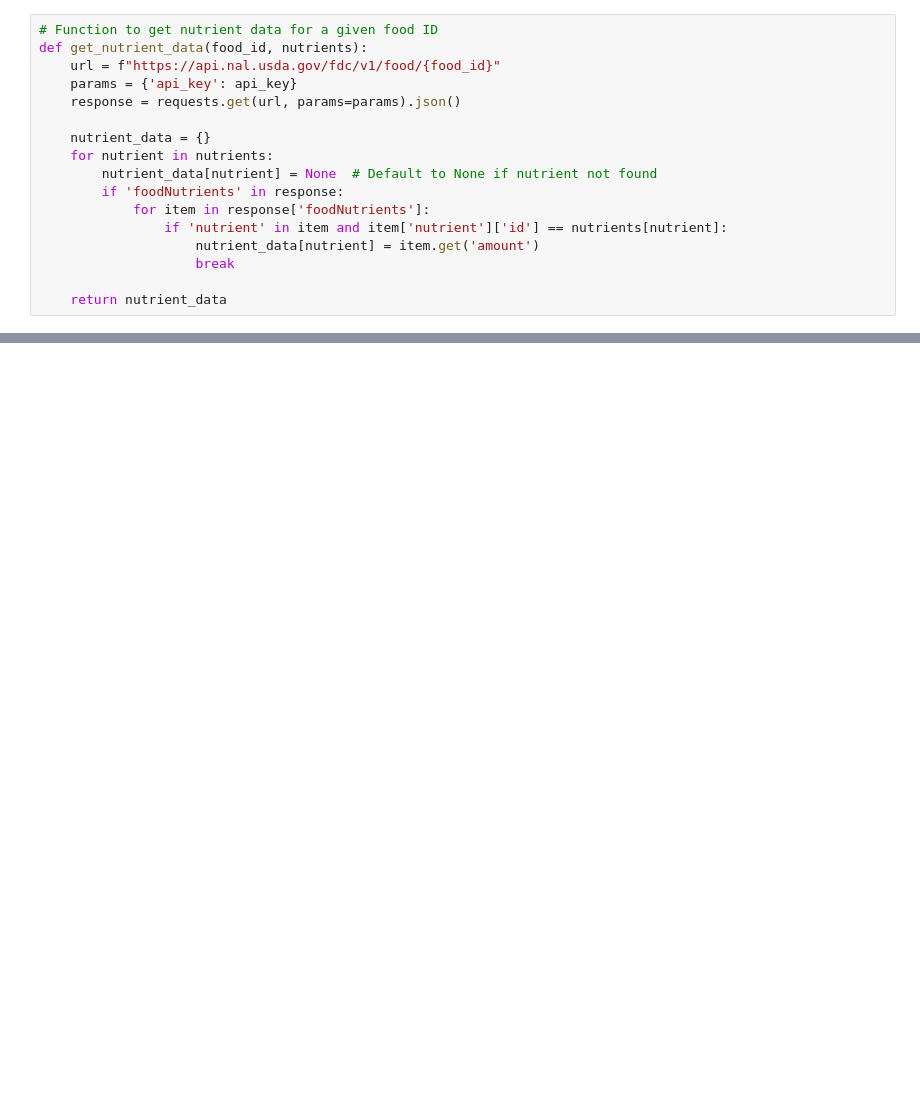
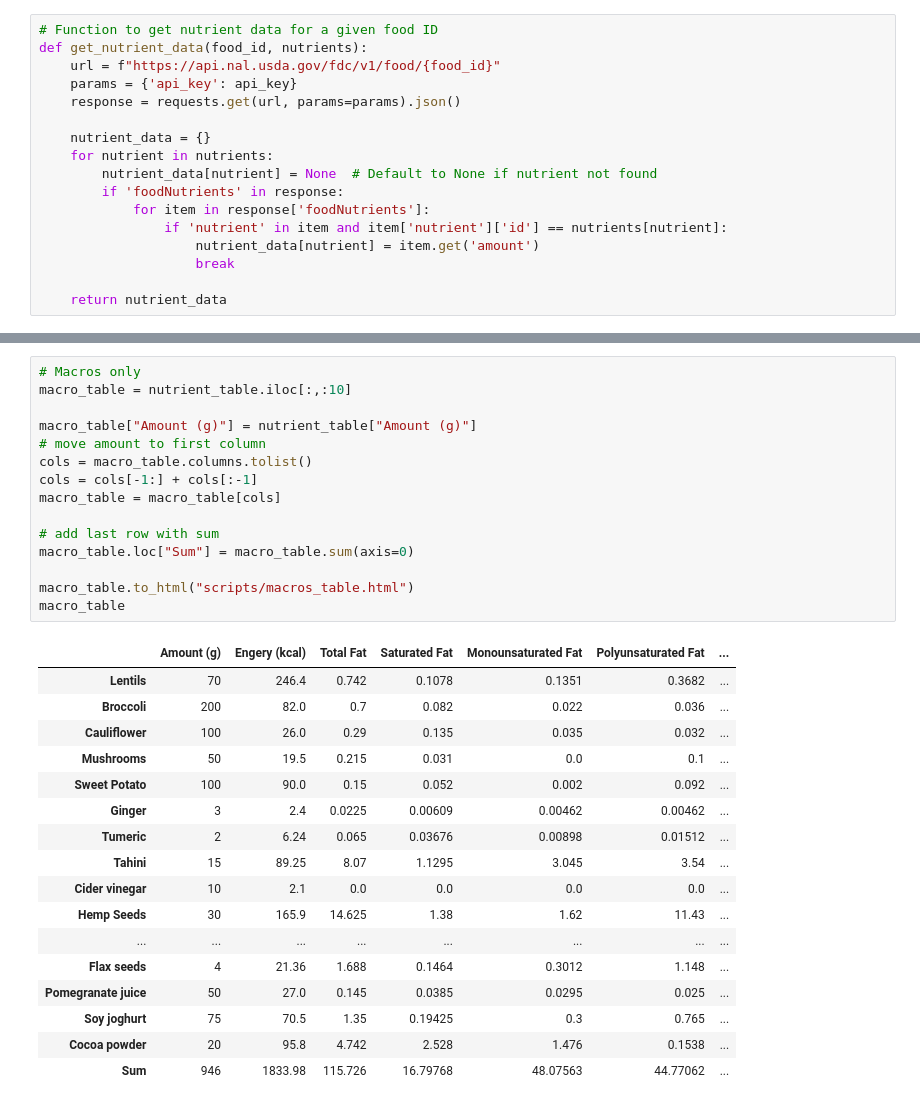
Before and after one commit to JonasMeirer/jonasmeirer.github.io, a Jupyter notebook: scripts/get_foodnutrition_table.ipynb, the cells around one changed output, grey strips where cells are left out. Drawn from its saved outputs; the diff is of its cells as text; blank space fills up the shorter version.

```diff
--- a/scripts/get_foodnutrition_table.ipynb
+++ b/scripts/get_foodnutrition_table.ipynb
@@ -172,0 +239,33 @@ dtype: object
+# %%
+# Macros only
+macro_table = nutrient_table.iloc[:,:10]
+
+macro_table["Amount (g)"] = nutrient_table["Amount (g)"]
+# move amount to first column
+cols = macro_table.columns.tolist()
+cols = cols[-1:] + cols[:-1]
+macro_table = macro_table[cols]
+
+# add last row with sum
+macro_table.loc["Sum"] = macro_table.sum(axis=0)
+
+macro_table.to_html("scripts/macros_table.html")
+macro_table
+# %% [output]
+|  | Amount (g) | Engery (kcal) | Total Fat | Saturated Fat | Monounsaturated Fat | Polyunsaturated Fat | ... |
+| Lentils | 70 | 246.4 | 0.742 | 0.1078 | 0.1351 | 0.3682 | ... |
+| Broccoli | 200 | 82.0 | 0.7 | 0.082 | 0.022 | 0.036 | ... |
+| Cauliflower | 100 | 26.0 | 0.29 | 0.135 | 0.035 | 0.032 | ... |
+| Mushrooms | 50 | 19.5 | 0.215 | 0.031 | 0.0 | 0.1 | ... |
+| Sweet Potato | 100 | 90.0 | 0.15 | 0.052 | 0.002 | 0.092 | ... |
+| Ginger | 3 | 2.4 | 0.0225 | 0.00609 | 0.00462 | 0.00462 | ... |
+| Tumeric | 2 | 6.24 | 0.065 | 0.03676 | 0.00898 | 0.01512 | ... |
+| Tahini | 15 | 89.25 | 8.07 | 1.1295 | 3.045 | 3.54 | ... |
+| Cider vinegar | 10 | 2.1 | 0.0 | 0.0 | 0.0 | 0.0 | ... |
+| Hemp Seeds | 30 | 165.9 | 14.625 | 1.38 | 1.62 | 11.43 | ... |
+| ... | ... | ... | ... | ... | ... | ... | ... |
+| Flax seeds | 4 | 21.36 | 1.688 | 0.1464 | 0.3012 | 1.148 | ... |
+| Pomegranate juice | 50 | 27.0 | 0.145 | 0.0385 | 0.0295 | 0.025 | ... |
+| Soy joghurt | 75 | 70.5 | 1.35 | 0.19425 | 0.3 | 0.765 | ... |
+| Cocoa powder | 20 | 95.8 | 4.742 | 2.528 | 1.476 | 0.1538 | ... |
+| Sum | 946 | 1833.98 | 115.726 | 16.79768 | 48.07563 | 44.77062 | ... |
```
Also changed, not shown: parts of 6 cells of this notebook, 8 other files.
